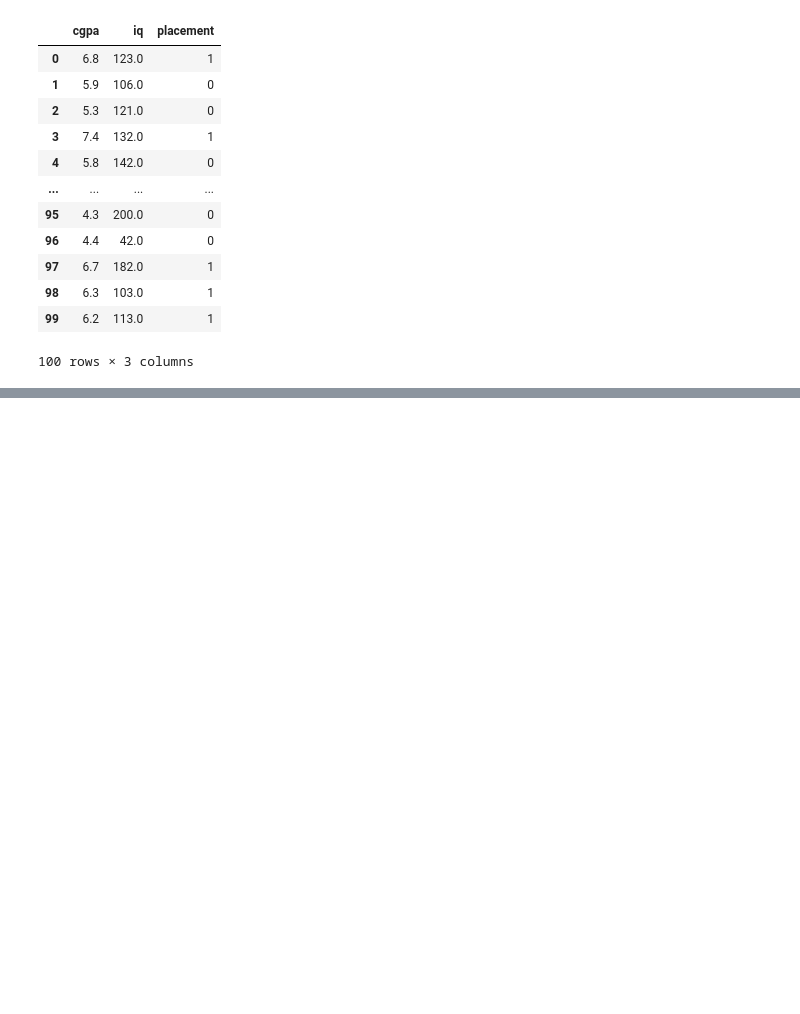
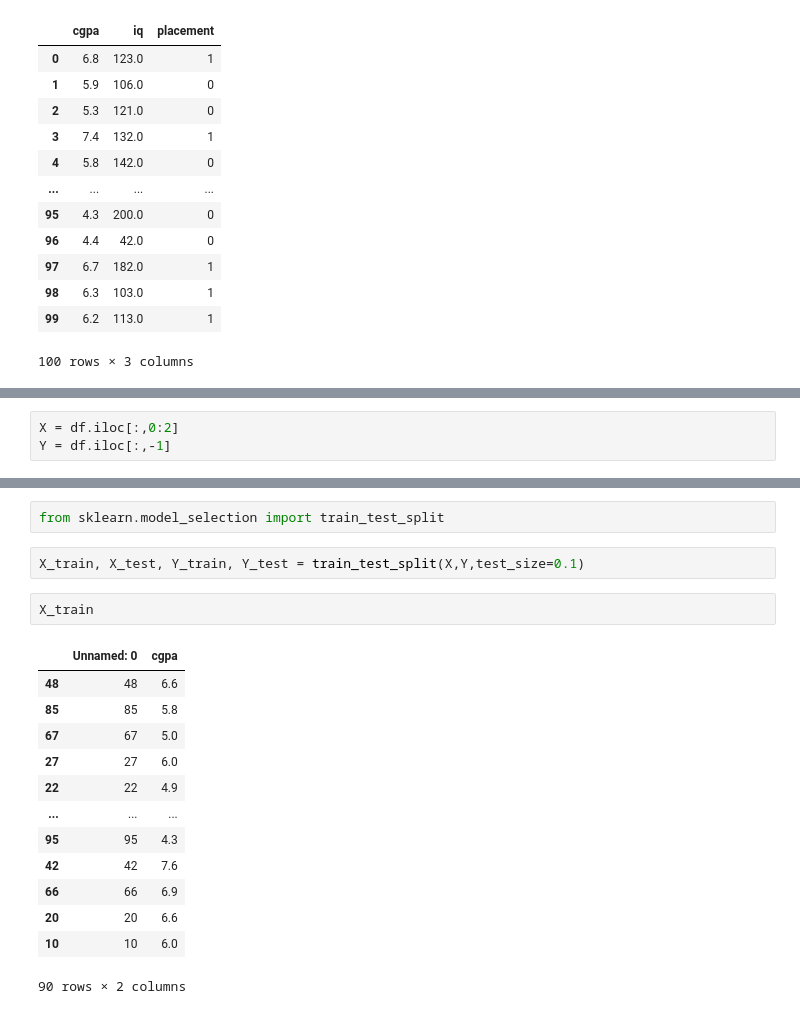
Before and after one commit to Salmankhan0518/Machine-Learning, a Jupyter notebook: 1-Toy-Project.ipynb, the cells around one changed output, grey strips where cells are left out. Cells and saved outputs as stored; diff of their text form; blank space fills up the shorter version.

```diff
--- a/1-Toy-Project.ipynb
+++ b/1-Toy-Project.ipynb
@@ -53,0 +66,3 @@ df
+# %%
+X = df.iloc[:,0:2]
+Y = df.iloc[:,-1]
@@ -53,0 +79,20 @@ df
+# %%
+from sklearn.model_selection import train_test_split
+# %%
+X_train, X_test, Y_train, Y_test = train_test_split(X,Y,test_size=0.1)
+# %%
+X_train
+# %% [output]
+|  | Unnamed: 0 | cgpa |
+| 48 | 48 | 6.6 |
+| 85 | 85 | 5.8 |
+| 67 | 67 | 5.0 |
+| 27 | 27 | 6.0 |
+| 22 | 22 | 4.9 |
+| ... | ... | ... |
+| 95 | 95 | 4.3 |
+| 42 | 42 | 7.6 |
+| 66 | 66 | 6.9 |
+| 20 | 20 | 6.6 |
+| 10 | 10 | 6.0 |
+90 rows × 2 columns
```
Also changed, not shown: parts of 11 cells of this notebook.
